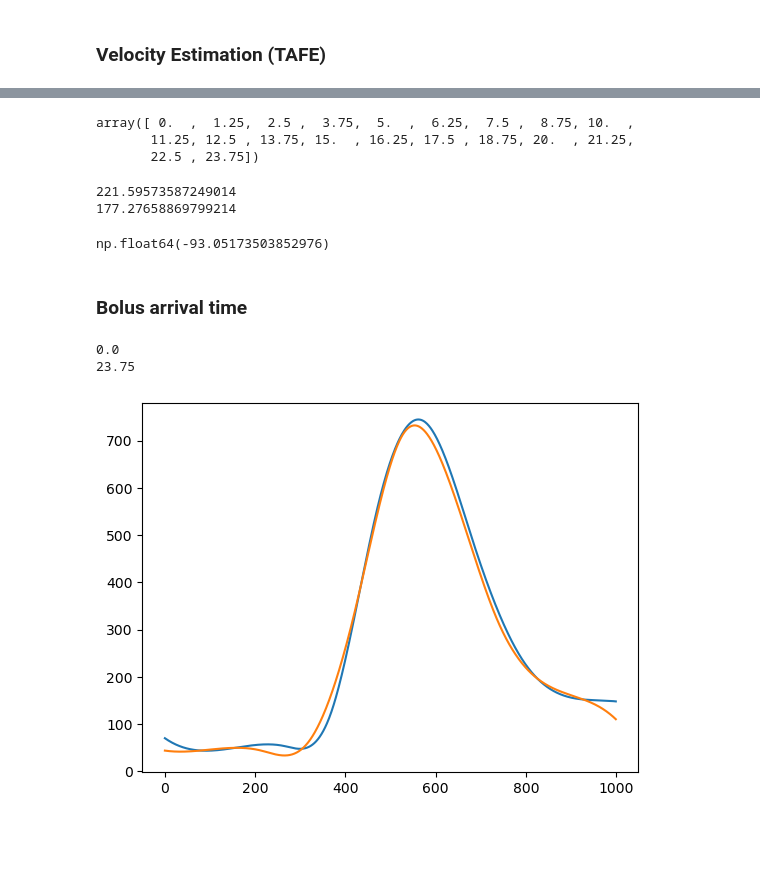
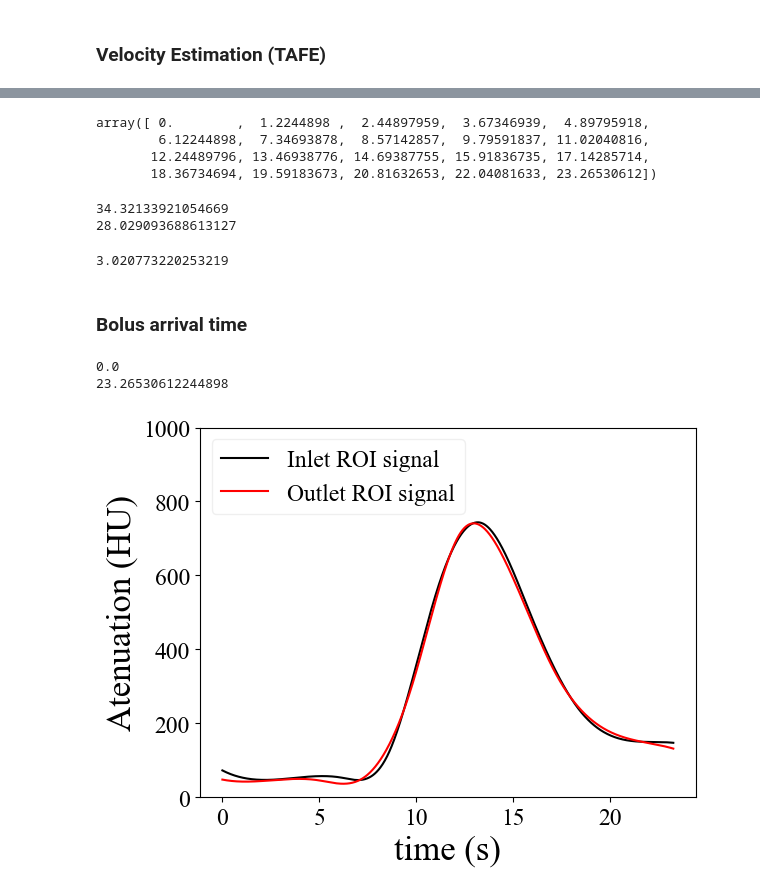
Before and after one commit to aseresti/VelocityEst, a Jupyter notebook: scripts/Aorta/VElocityEstimationInAorta.ipynb, the cells around one changed output, grey strips where cells are left out. Saved outputs shown, nothing was run; the diff lists cells and outputs as text; code cells hidden in the pictures; blank space fills up the shorter version.

Commit message:
Add statistical analysis and update the velocity estimation

```diff
--- a/scripts/Aorta/VElocityEstimationInAorta.ipynb
+++ b/scripts/Aorta/VElocityEstimationInAorta.ipynb
@@ -199,6 +202,7 @@ def SliceWPlane(Volume,Origin,Norm):
 
     return Slice.GetOutput()
 
+
 def GetRadius(plane):
     surface_filter = vtk.vtkDataSetSurfaceFilter()
     surface_filter.SetInputData(plane)
@@ -216,6 +220,24 @@ def GetRadius(plane):
     SurfaceArea = mass.GetSurfaceArea()
     radius = np.sqrt(SurfaceArea/np.pi)
     return radius
+
+def GetRadius2(plane):
+    # surface_filter = vtk.vtkDataSetSurfaceFilter()
+    # surface_filter.SetInputData(plane)
+    # surface_filter.Update()
+    # polydata = surface_filter.GetOutput()
+
+    # triangulator = vtk.vtkTriangleFilter()
+    # triangulator.SetInputData(polydata)
+    # triangulator.Update()
+
+    mass = vtk.vtkMassProperties()
+    mass.SetInputData(plane)
+    mass.Update()
+
+    SurfaceArea = mass.GetSurfaceArea()
+    radius = np.sqrt(SurfaceArea/np.pi)
+    return radius
 # %%
 plane_inlet = ClipVolumeWPlane(ProjectedMeshes[0], points_decimated[0], directions_decimated[0])
 radius = GetRadius(plane_inlet)
@@ -225,0 +248,3 @@ np.float64(54.72694025958241)
+# %%
+plane_inlet = SliceWPlane(ProjectedMeshes[0], points_decimated[5], directions_decimated[5])
+radius = GetRadius2(plane_inlet)
@@ -251,7 +297,8 @@ Array.shape
 for i, mesh in enumerate(ProjectedMeshes):
     for j, point in enumerate(points_decimated):
 
-        Array[j, i] = SphereClipMean(mesh, radius/10, point)
+        #slice_ = SliceWPlane(mesh, point, directions_decimated[j])
+        Array[j, i] = SphereClipMean(mesh, radius/2, point)
 
 
 
@@ -393,49 +449,60 @@ np.float64(-1.9051400667014706)
 # %%
-heartrate = 96 #beats/min
 interval = 2*(60/heartrate)
 interval * t
 # %% [output]
-array([ 0.  ,  1.25,  2.5 ,  3.75,  5.  ,  6.25,  7.5 ,  8.75, 10.  ,
-       11.25, 12.5 , 13.75, 15.  , 16.25, 17.5 , 18.75, 20.  , 21.25,
-       22.5 , 23.75])
+array([ 0.        ,  1.2244898 ,  2.44897959,  3.67346939,  4.89795918,
+        6.12244898,  7.34693878,  8.57142857,  9.79591837, 11.02040816,
+       12.24489796, 13.46938776, 14.69387755, 15.91836735, 17.14285714,
+       18.36734694, 19.59183673, 20.81632653, 22.04081633, 23.26530612])
 # %%
 print(slope_t)
-t_upslope = t[7:10] * interval
+t_upslope = t[uplsope_interval[0]:uplsope_interval[1]] * interval
 slope_t, intercept_t,_,_,_ = linregress(t_upslope, upslope)
 print(slope_t)
 # %% [output]
-221.59573587249014
-177.27658869799214
+34.32133921054669
+28.029093688613127
 # %%
-velocity_estimated = slope_t/slope_x
-velocity_estimated
+velocity_estimated = -1*slope_t/slope_x
+print(velocity_estimated)
 # %% [output]
-np.float64(-93.05173503852976)
+3.020773220253219
 # %% [markdown]
 ### Bolus arrival time
 # %%
-time_old = t*interval
+time_old = t[:]*interval
 print(time_old.min())
 print(time_old.max())
 time_new = np.linspace(time_old.min(), time_old.max(), num = 1000)
 
 inlet = Array_new[0,:]
-outlet = Array_new[-1,:]
+outlet = Array_new[-2,:]
 
 
 f1 = interp1d(time_old, inlet, kind='cubic')
 inlet_interp = f1(time_new)
 
 f2 = interp1d(time_old, outlet, kind='cubic')
 outlet_interp = f2(time_new)
 
-plt.plot(inlet_interp)
-plt.plot(outlet_interp)
+plt.rcParams['font.family'] = 'Times New Roman'
+plt.rcParams['mathtext.fontset'] = 'custom'
+plt.rcParams['mathtext.rm'] = 'Times New Roman'
+plt.rcParams["mathtext.fontset"] = "stix"
+
+plt.plot(time_new, inlet_interp, label="Inlet ROI signal", color="black")
+plt.plot(time_new, outlet_interp, label="Outlet ROI signal", color="red")
+plt.ylabel('Atenuation (HU)', fontsize=25)
+plt.xlabel('time (s)', fontsize=25)
+plt.legend(loc="upper left",fontsize=17, framealpha=0.3)
+plt.xticks(size=17)
+plt.yticks(size=17)
+plt.ylim((0, 1000))
 plt.show()
 # %% [output]
 0.0
-23.75
+23.26530612244898
-[figure, old version]
+[figure, new version]
 # %%
 inlet_toeplitz = toeplitz(inlet_interp, np.zeros(len(inlet_interp)))
 # %%
```
Also changed, not shown: parts of 29 cells of this notebook, 1 other file.
